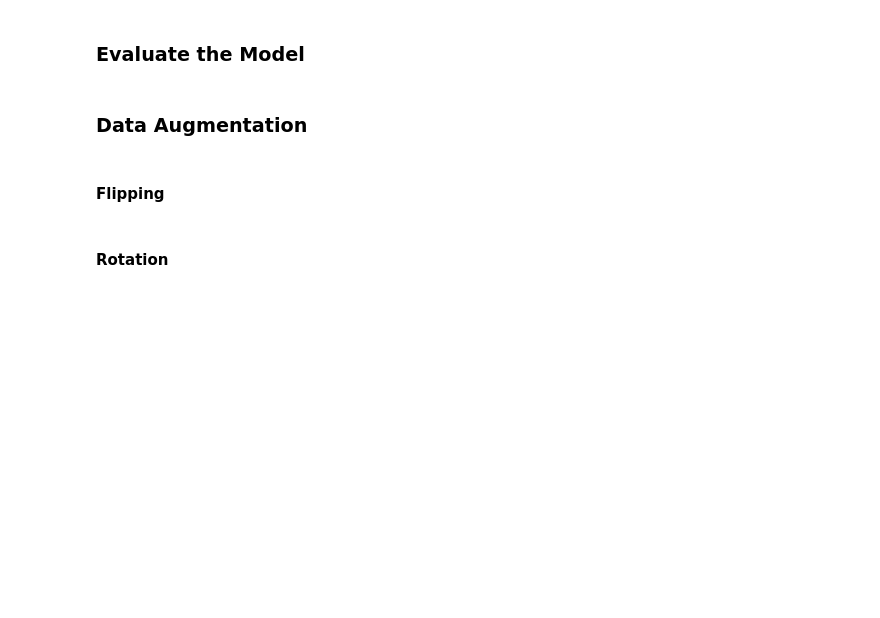
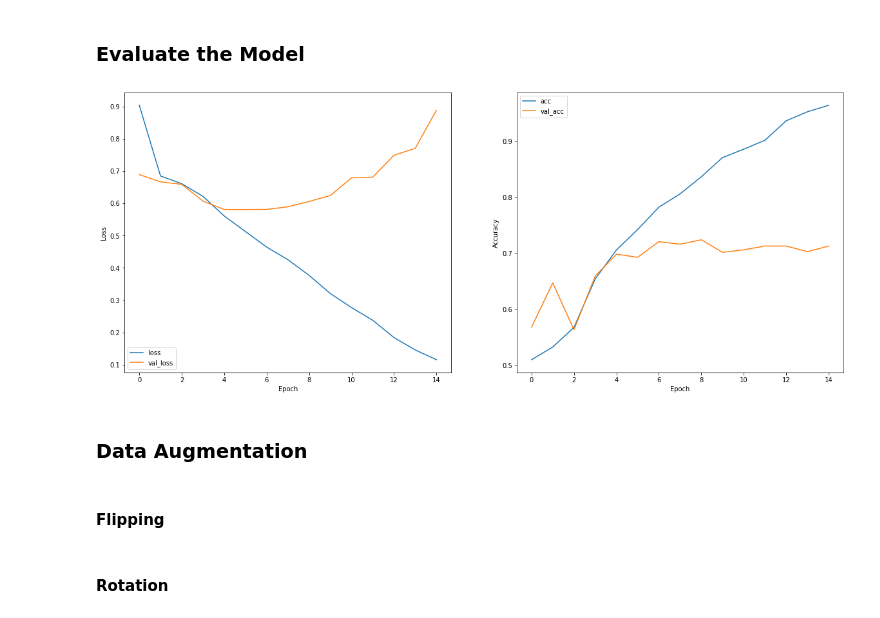
Before and after one commit to juschan/CITREP-Tensorflow-Python, a Jupyter notebook: Day_3_4_Sample_Codes_Tensorflow2.ipynb, the cells around one changed output. Drawn from its saved outputs; the diff is of its cells as text; code cells hidden in the pictures; blank space fills up the shorter version.

```diff
--- a/Day_3_4_Sample_Codes_Tensorflow2.ipynb
+++ b/Day_3_4_Sample_Codes_Tensorflow2.ipynb
@@ -1350,28 +1379,30 @@ history = model.fit_generator(
 # %%
 loss = history.history['loss']
 val_loss = history.history['val_loss']
-acc = history.history['accuracy']
-val_acc = history.history['val_accuracy']
+acc = history.history['acc']
+val_acc = history.history['val_acc']
 epoch = range(len(loss))
 
 import matplotlib.pyplot as plt
 
 plt.figure(figsize=(20, 8))
 plt.subplot(1, 2, 1)
 plt.plot(epoch,loss,label='loss')
 plt.plot(epoch,val_loss,label='val_loss')
 plt.xlabel('Epoch')
 plt.ylabel('Loss')
 plt.legend()
 
 plt.subplot(1, 2, 2)
 plt.plot(epoch,acc,label='acc')
 plt.plot(epoch,val_acc,label='val_acc')
 plt.xlabel('Epoch')
 plt.ylabel('Accuracy')
 plt.legend()
 
 plt.show()
+# %% [output]
+[figure, added]
 # %% [markdown]
 ### Data Augmentation
 # %% [markdown]
```
Also changed, not shown: parts of 15 cells of this notebook, 1 other file.
